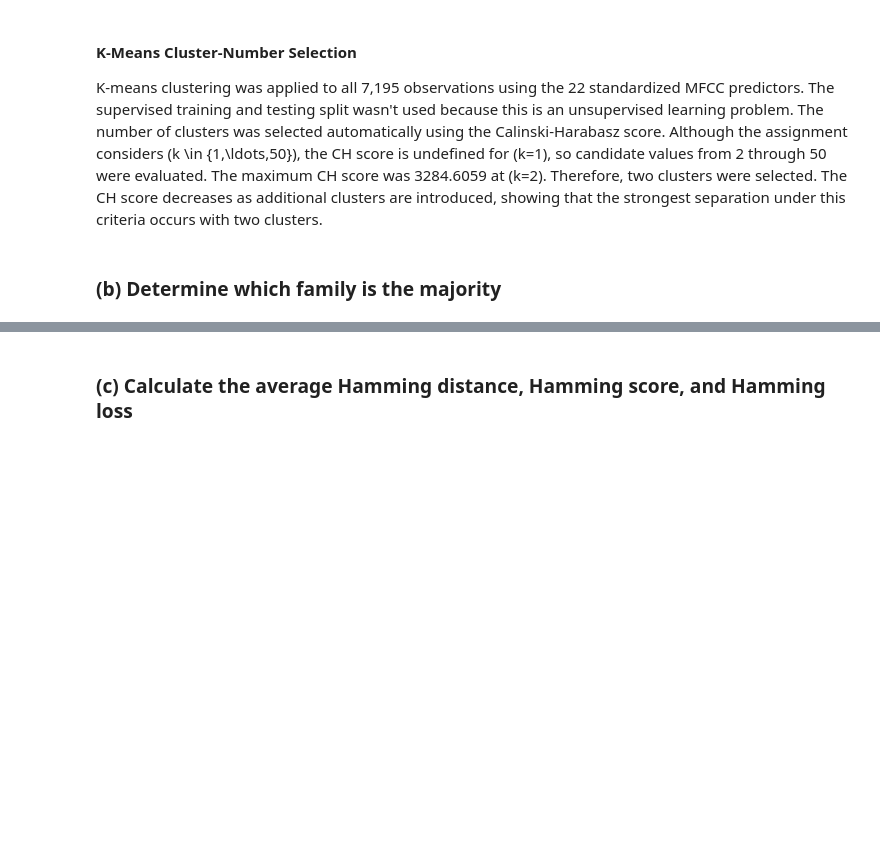
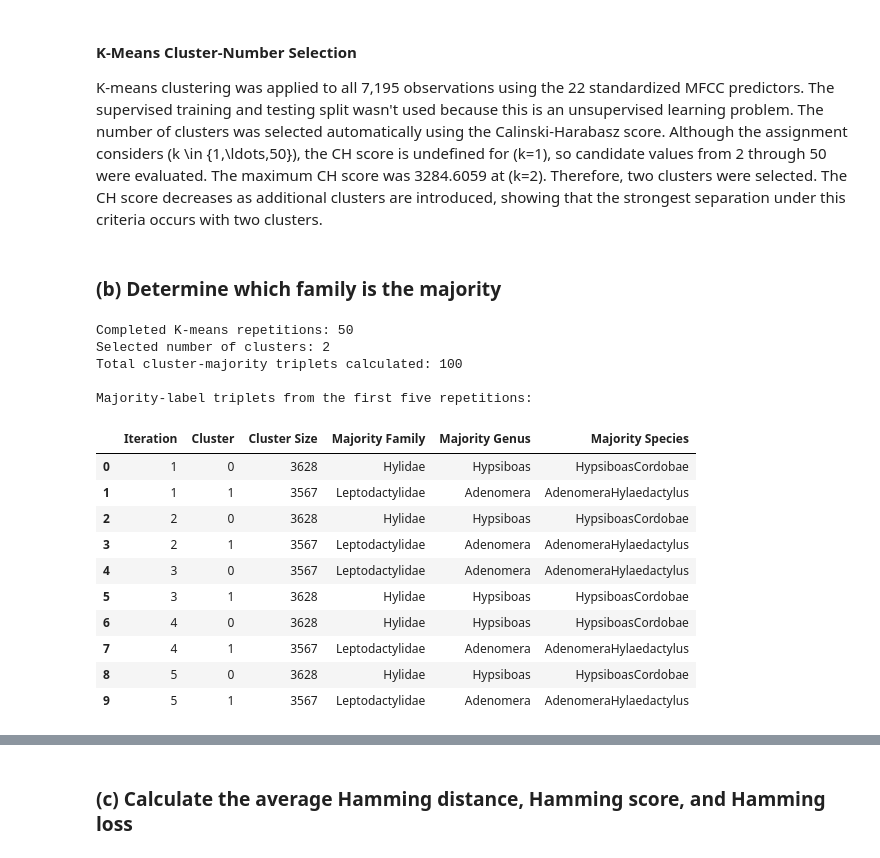
Before and after one commit to manvsatish/dsci-552-hw-7, a Jupyter notebook: notebook/Satish_Manvika_HW7.ipynb, the cells around one changed output, grey strips where cells are left out. Drawn from its saved outputs; the diff is of its cells as text; code cells hidden in the pictures; blank space fills up the shorter version.

```diff
--- a/notebook/Satish_Manvika_HW7.ipynb
+++ b/notebook/Satish_Manvika_HW7.ipynb
@@ -405,3 +405,48 @@ Highest CH score: 3284.6059
 K-means clustering was applied to all 7,195 observations using the 22 standardized MFCC predictors. The supervised training and testing split wasn't used because this is an unsupervised learning problem. The number of clusters was selected automatically using the Calinski-Harabasz score. Although the assignment considers \(k \in \{1,\ldots,50\}\), the CH score is undefined for \(k=1\), so candidate values from 2 through 50 were evaluated. The maximum CH score was 3284.6059 at \(k=2\). Therefore, two clusters were selected. The CH score decreases as additional clusters are introduced, showing that the strongest separation under this criteria occurs with two clusters.
 # %% [markdown]
 ### (b) Determine which family is the majority
+# %%
+N_REPETITIONS = 50
+monte_carlo_runs = []
+majority_label_records = []
+
+for iteration in range(1, N_REPETITIONS + 1):
+    kmeans = KMeans(n_clusters=selected_k, n_init=10, random_state=RANDOM_STATE + iteration - 1)
+    cluster_assignments = kmeans.fit_predict(X_cluster_scaled)
+    majority_labels_by_cluster = {}
+
+    for cluster_id in range(selected_k):
+        cluster_mask = cluster_assignments == cluster_id
+        cluster_true_labels = frogs.loc[cluster_mask, label_columns]
+        majority_triplet = {label: cluster_true_labels[label].mode().iloc[0] for label in label_columns}
+        majority_labels_by_cluster[cluster_id] = (majority_triplet)
+        majority_label_records.append({"Iteration": iteration, "Cluster": cluster_id, "Cluster Size": cluster_mask.sum(), "Majority Family": majority_triplet["Family"], "Majority Genus": majority_triplet["Genus"], "Majority Species": majority_triplet["Species"]})
+
+    monte_carlo_runs.append({"Iteration": iteration, "Cluster Assignments": cluster_assignments, "Majority Labels": majority_labels_by_cluster})
+
+majority_label_results = pd.DataFrame(majority_label_records)
+print(f"Completed K-means repetitions: {len(monte_carlo_runs)}")
+print(f"Selected number of clusters: {selected_k}")
+print(
+    "Total cluster-majority triplets calculated: "
+    f"{len(majority_label_results)}"
+)
+print("\nMajority-label triplets from the first five repetitions:")
+display(majority_label_results.head(5 * selected_k))
+# %% [output]
+Completed K-means repetitions: 50
+Selected number of clusters: 2
+Total cluster-majority triplets calculated: 100
+
+Majority-label triplets from the first five repetitions:
+|  | Iteration | Cluster | Cluster Size | Majority Family | Majority Genus | Majority Species |
+| 0 | 1 | 0 | 3628 | Hylidae | Hypsiboas | HypsiboasCordobae |
+| 1 | 1 | 1 | 3567 | Leptodactylidae | Adenomera | AdenomeraHylaedactylus |
+| 2 | 2 | 0 | 3628 | Hylidae | Hypsiboas | HypsiboasCordobae |
+| 3 | 2 | 1 | 3567 | Leptodactylidae | Adenomera | AdenomeraHylaedactylus |
+| 4 | 3 | 0 | 3567 | Leptodactylidae | Adenomera | AdenomeraHylaedactylus |
+| 5 | 3 | 1 | 3628 | Hylidae | Hypsiboas | HypsiboasCordobae |
+| 6 | 4 | 0 | 3628 | Hylidae | Hypsiboas | HypsiboasCordobae |
+| 7 | 4 | 1 | 3567 | Leptodactylidae | Adenomera | AdenomeraHylaedactylus |
+| 8 | 5 | 0 | 3628 | Hylidae | Hypsiboas | HypsiboasCordobae |
+| 9 | 5 | 1 | 3567 | Leptodactylidae | Adenomera | AdenomeraHylaedactylus |
```
Also changed, not shown: parts of 1 cell of this notebook.
